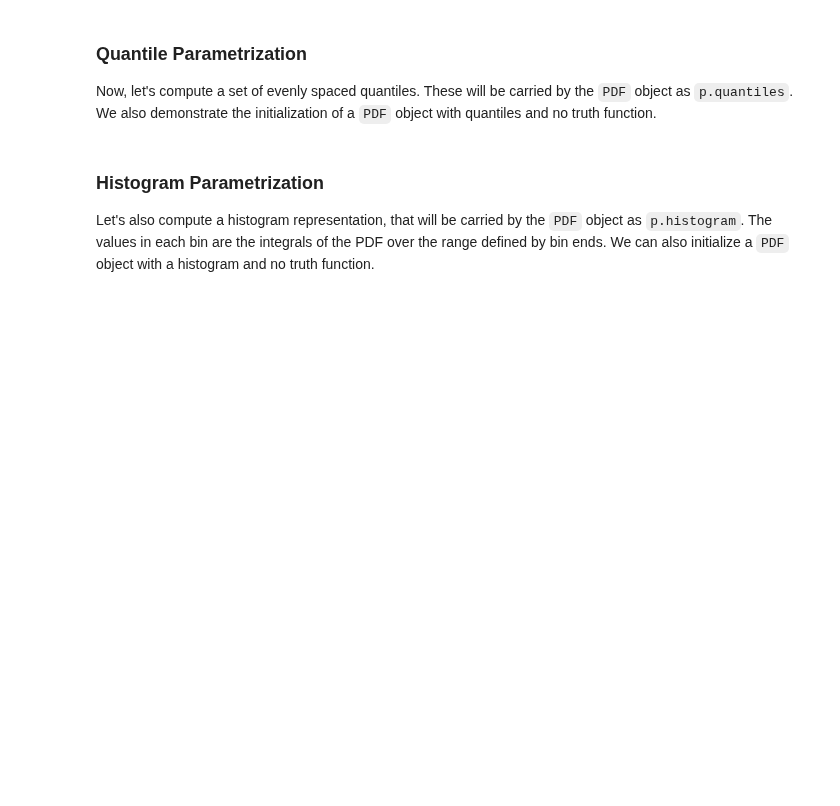
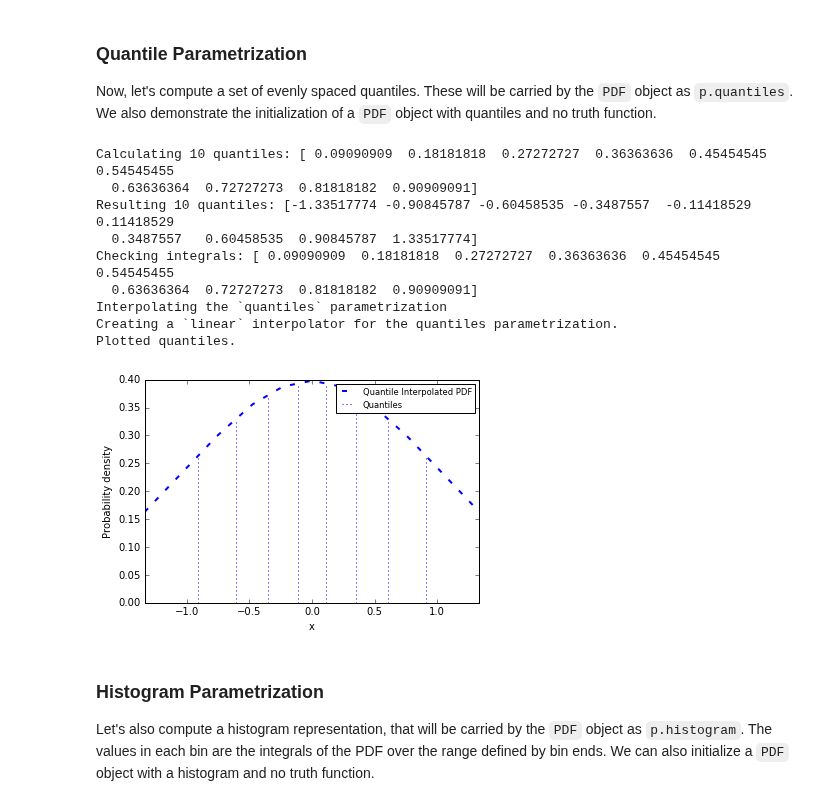
Before and after one commit to aimalz/qp, a Jupyter notebook: docs/notebooks/demo.ipynb, the cells around one changed output. Drawn from its saved outputs; the diff is of its cells as text; code cells hidden in the pictures; blank space fills up the shorter version.

```diff
--- a/docs/notebooks/demo.ipynb
+++ b/docs/notebooks/demo.ipynb
@@ -48,9 +58,20 @@ S.plot()
 Now, let's compute a set of evenly spaced quantiles. These will be carried by the `PDF` object as `p.quantiles`.  We also demonstrate the initialization of a `PDF` object with quantiles and no truth function.
 # %%
 # quants = np.array([0.01,0.02,0.03,0.04,0.05,0.1,0.2,0.3,0.4,0.5,0.6,0.7,0.8,0.9,0.95,0.96,0.97,0.98,0.99])
-quantiles = P.quantize(number=10)# (percent=10.)
+quantiles = P.quantize(N=10)# (percent=10.)
 Q = qp.PDF(quantiles=quantiles)
 Q.plot()
+# %% [output]
+Calculating 10 quantiles: [ 0.09090909  0.18181818  0.27272727  0.36363636  0.45454545  0.54545455
+  0.63636364  0.72727273  0.81818182  0.90909091]
+Resulting 10 quantiles: [-1.33517774 -0.90845787 -0.60458535 -0.3487557  -0.11418529  0.11418529
+  0.3487557   0.60458535  0.90845787  1.33517774]
+Checking integrals: [ 0.09090909  0.18181818  0.27272727  0.36363636  0.45454545  0.54545455
+  0.63636364  0.72727273  0.81818182  0.90909091]
+Interpolating the `quantiles` parametrization
+Creating a `linear` interpolator for the quantiles parametrization.
+Plotted quantiles.
+[figure, added]
 # %% [markdown]
 ### Histogram Parametrization
 
```
Also changed, not shown: parts of 19 cells of this notebook, 2 other files.
